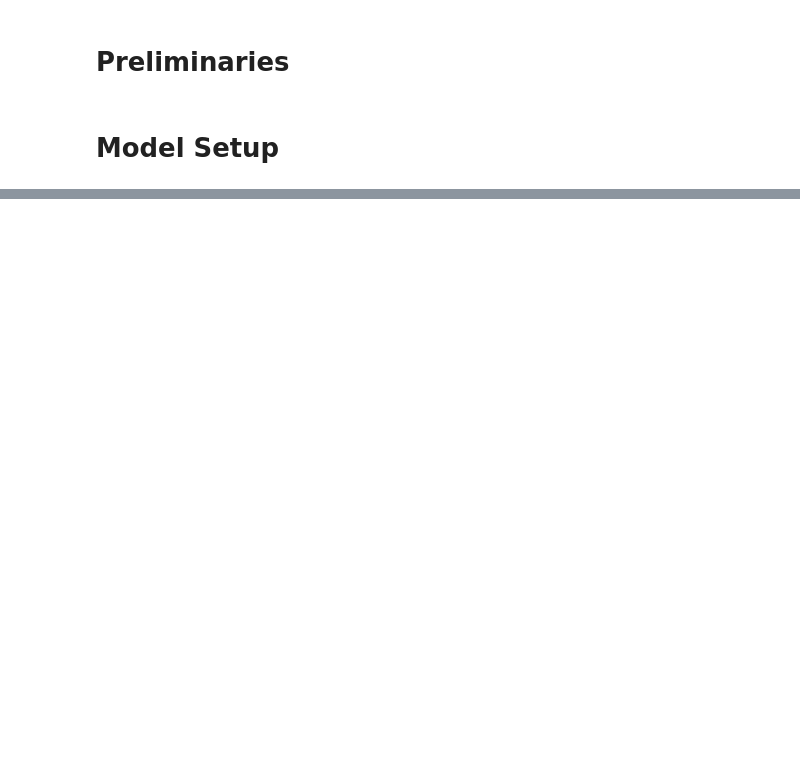
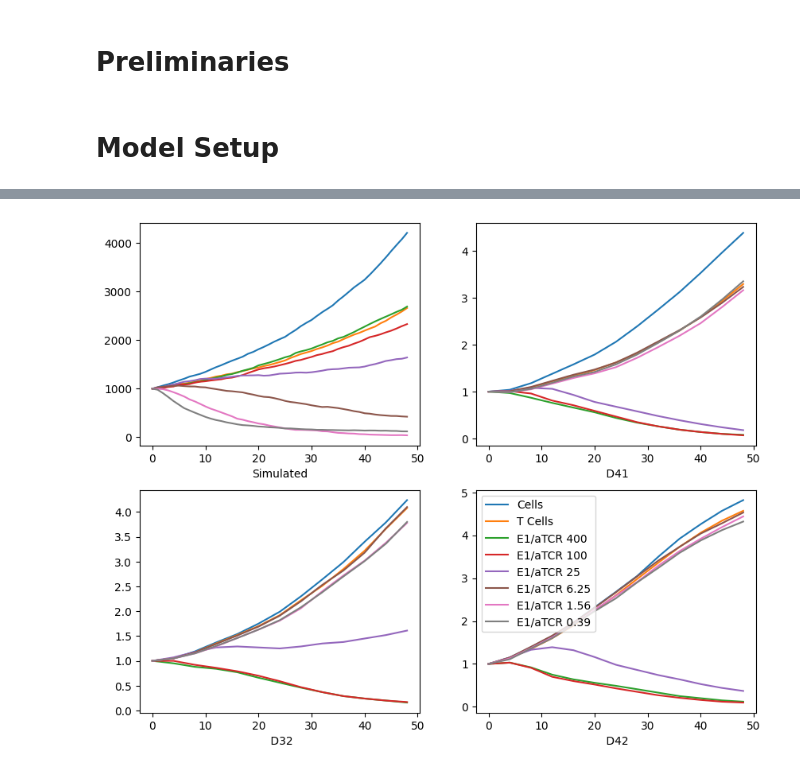
Before and after one commit to naomiburks/stochastic_csans, a Jupyter notebook: full_stochastic.ipynb, the cells around one changed output, grey strips where cells are left out. Drawn from its saved outputs; the diff is of its cells as text; code cells hidden in the pictures; blank space fills up the shorter version.

```diff
--- a/full_stochastic.ipynb
+++ b/full_stochastic.ipynb
@@ -557,0 +592,43 @@ _
+# %%
+times = [i for i in range(49)]
+dosages = [0] + [min_dose * 1024 / 4 ** i for i in range(6)]
+model = CSANModel(e_receptors, t_receptors)
+initial_states = [model.get_free_state(0, 0, initial_t)]
+for dose in dosages:
+    initial_states.append(model.get_free_state(initial_e, dose, initial_t))
+dosages = ["0 (Cells Only)"] + dosages
+
+fig, ax = plt.subplots(2, 2)
+for i, initial_state in enumerate(initial_states):
+    result = model.run_timepoints(parameters, initial_state, times)
+    tumor_count = []
+    tcell_count = []
+    free_csan_count = []
+    fraction_bound = []
+    for time_data in result:
+        tumor_count.append(time_data.T())
+        tcell_count.append(time_data.E())
+        if dosages[i] != 0 and not isinstance(dosages[i], str):
+            free_csan_count.append(time_data.D / dosages[i])
+        else:
+            free_csan_count.append(0)
+        fraction_bound.append(time_data.fraction_of_receptors_bound())
+
+
+    ax[0, 0].plot(times, tumor_count, label=f"{dosages[i]}")
+    ax[0, 0].set_xlabel("Simulated")
+
+
+
+
+plot_data(ax[1, 0], "data/Normalized D32.csv")
+plot_data(ax[0, 1], "data/Normalized D41.csv")
+plot_data(ax[1, 1], "data/Normalized D42.csv")
+
+
+
+ax[1, 1].legend()
+
+plt.show()
+# %% [output]
+[figure, added]
```
Also changed, not shown: parts of 5 cells of this notebook, 3 other files.
